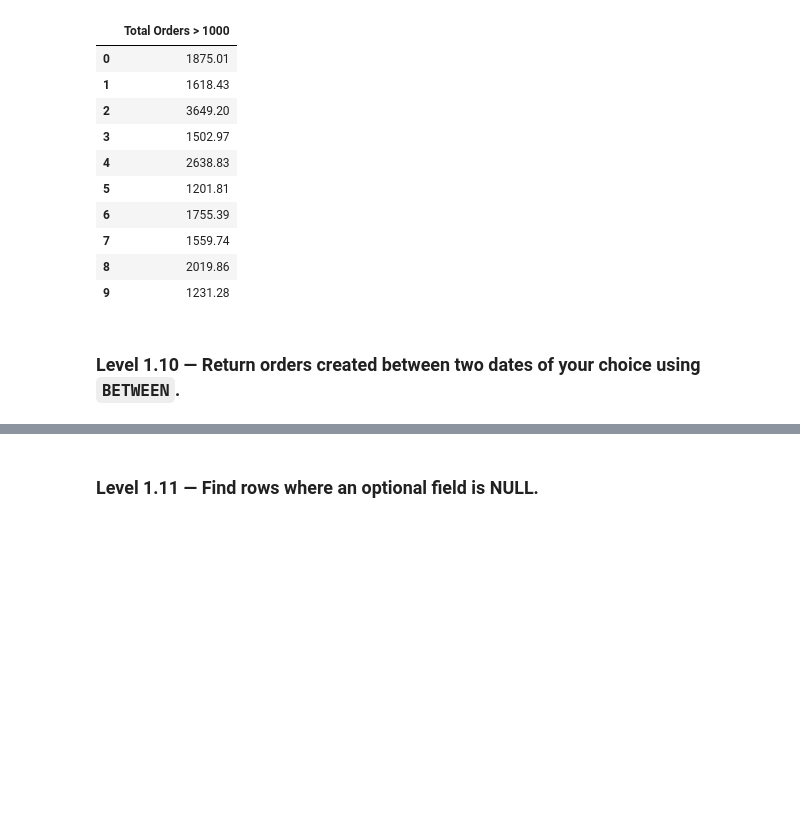
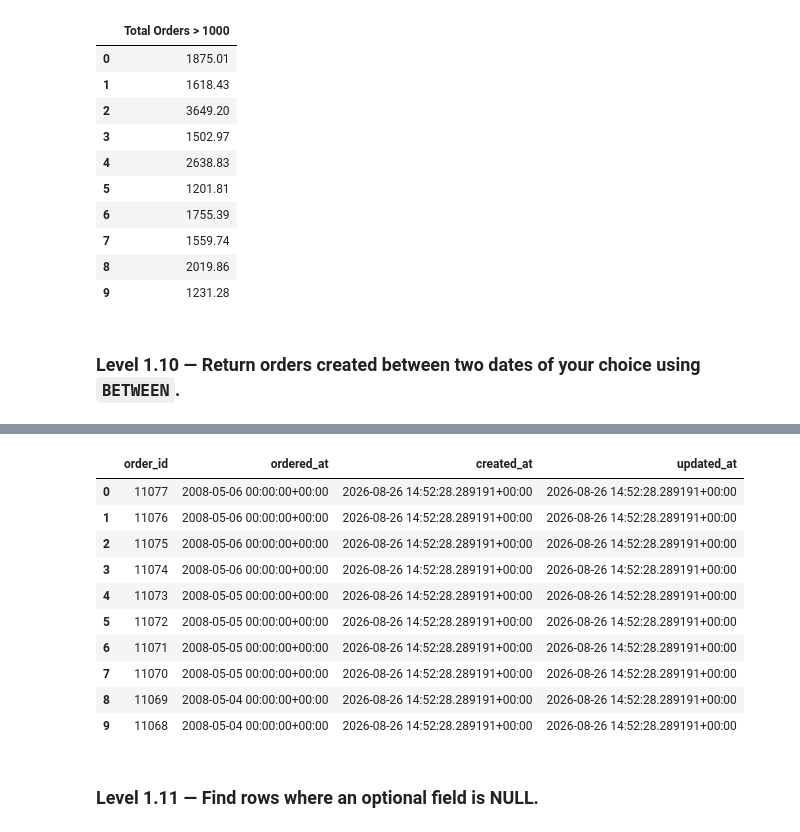
Before and after one commit to Thomasayanfeoluwa/E-Commerce-Analytics-Engineering-System, a Jupyter notebook: notebooks/01_sql_practice.ipynb, the cells around one changed output, grey strips where cells are left out. Cells and saved outputs as stored; diff of their text form; code cells hidden in the pictures; blank space fills up the shorter version.

```diff
--- a/notebooks/01_sql_practice.ipynb
+++ b/notebooks/01_sql_practice.ipynb
@@ -295,3 +305,25 @@ run_sql("""
+# %%
+run_sql("""
+    SELECT order_id,
+           ordered_at,
+           created_at,
+           updated_at
+    FROM orders
+    ORDER BY order_id DESC
+    LIMIT 10
+""")
+# %% [output]
+|  | order_id | ordered_at | created_at | updated_at |
+| 0 | 11077 | 2008-05-06 00:00:00+00:00 | 2026-08-26 14:52:28.289191+00:00 | 2026-08-26 14:52:28.289191+00:00 |
+| 1 | 11076 | 2008-05-06 00:00:00+00:00 | 2026-08-26 14:52:28.289191+00:00 | 2026-08-26 14:52:28.289191+00:00 |
+| 2 | 11075 | 2008-05-06 00:00:00+00:00 | 2026-08-26 14:52:28.289191+00:00 | 2026-08-26 14:52:28.289191+00:00 |
+| 3 | 11074 | 2008-05-06 00:00:00+00:00 | 2026-08-26 14:52:28.289191+00:00 | 2026-08-26 14:52:28.289191+00:00 |
+| 4 | 11073 | 2008-05-05 00:00:00+00:00 | 2026-08-26 14:52:28.289191+00:00 | 2026-08-26 14:52:28.289191+00:00 |
+| 5 | 11072 | 2008-05-05 00:00:00+00:00 | 2026-08-26 14:52:28.289191+00:00 | 2026-08-26 14:52:28.289191+00:00 |
+| 6 | 11071 | 2008-05-05 00:00:00+00:00 | 2026-08-26 14:52:28.289191+00:00 | 2026-08-26 14:52:28.289191+00:00 |
+| 7 | 11070 | 2008-05-05 00:00:00+00:00 | 2026-08-26 14:52:28.289191+00:00 | 2026-08-26 14:52:28.289191+00:00 |
+| 8 | 11069 | 2008-05-04 00:00:00+00:00 | 2026-08-26 14:52:28.289191+00:00 | 2026-08-26 14:52:28.289191+00:00 |
+| 9 | 11068 | 2008-05-04 00:00:00+00:00 | 2026-08-26 14:52:28.289191+00:00 | 2026-08-26 14:52:28.289191+00:00 |
 # %% [markdown]
 ### Level 1.11 — Find rows where an optional field is NULL.
 # %%
```
Also changed, not shown: parts of 1 cell of this notebook.
